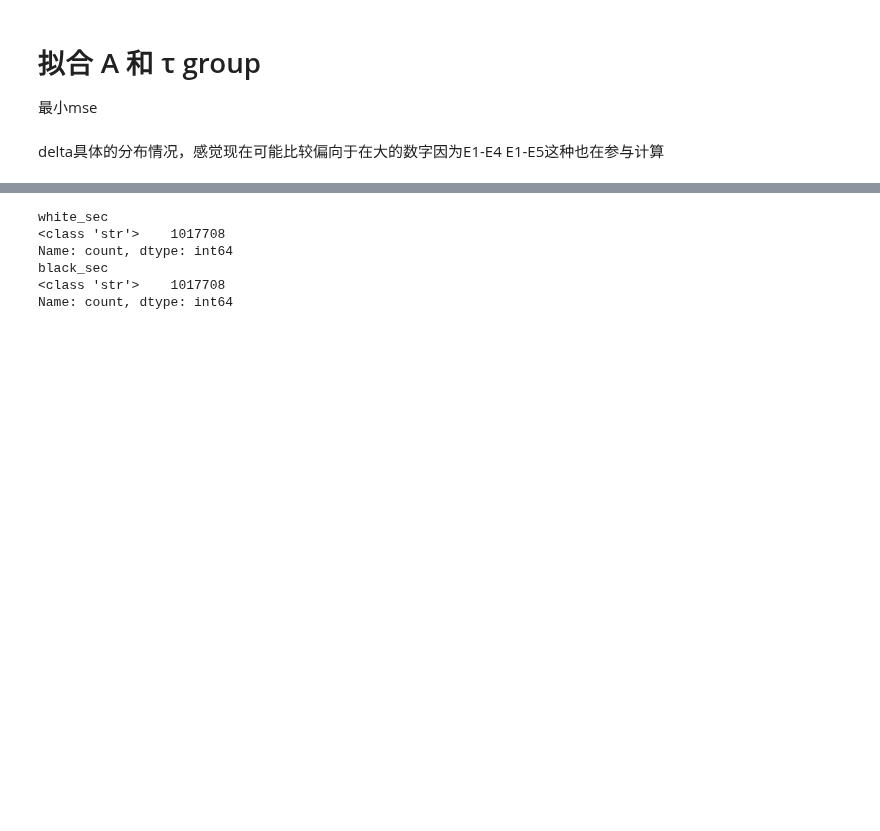
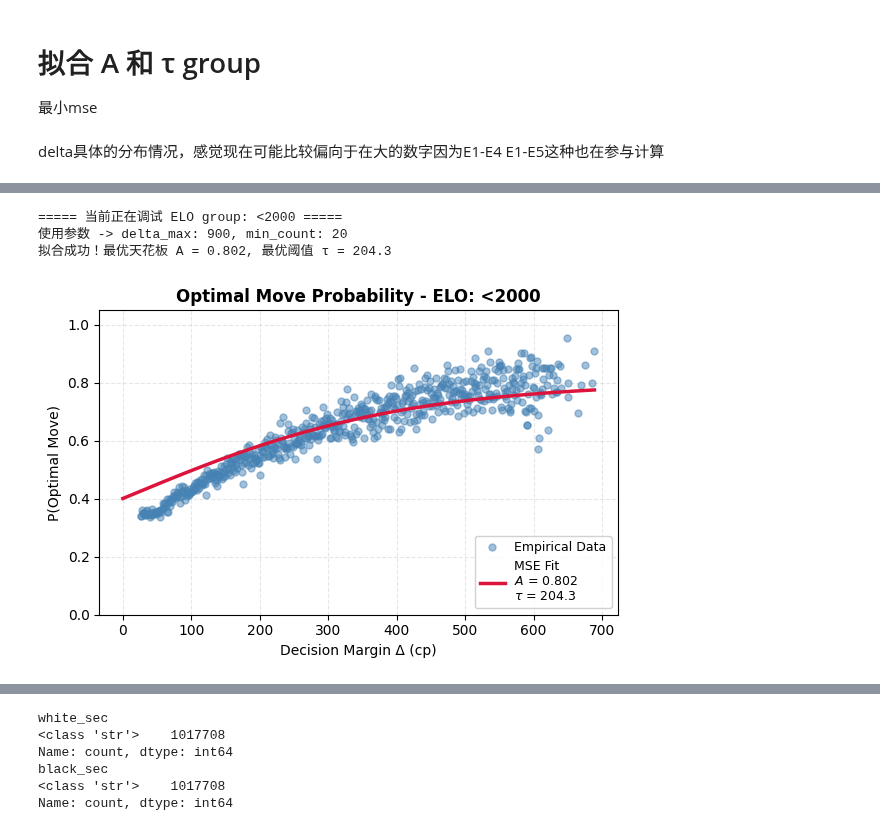
Before and after one commit to zZimablueee/Chess, a Jupyter notebook: complexity/delta_0/delta1.ipynb, the cells around one changed output, grey strips where cells are left out. Drawn from its saved outputs; the diff is of its cells as text; code cells hidden in the pictures; blank space fills up the shorter version.

```diff
--- a/complexity/delta_0/delta1.ipynb
+++ b/complexity/delta_0/delta1.ipynb
@@ -1112,3 +856,58 @@ results = {}
+# %%
+g = '<2000'
+d_max = 900
+m_cnt = 20
+
+print(f'\n===== 当前正在调试 ELO group: {g} =====')
+print(f'使用参数 -> delta_max: {d_max}, min_count: {m_cnt}')
+
+prob_df = empirical_curve(
+    df_moves[df_moves['Is_Forced'] == 0],
+    group_name=g,
+    delta_min=25,
+    delta_max=d_max,
+    min_count=m_cnt
+)
+
+if prob_df is None or prob_df.empty:
+    print('⚠️ 当前参数下没有有效数据，请尝试放宽 delta_max 或 min_count。')
+else:
+    A, tau = fit_mse(prob_df)
+
+    if A is None:
+        print('⚠️ 拟合失败，请检查数据分布。')
+    else:
+        print(f'拟合成功！最优天花板 A = {A:.3f}, 最优阈值 τ = {tau:.1f}')
+        plt.figure(figsize=(6, 4))
+
+        x_data = prob_df['Δ'].values
+        y_data = prob_df['P_Optimal'].values
+
+        # 散点
+        plt.plot(x_data, y_data, 'o', color='steelblue', alpha=0.5, markersize=5, label='Empirical Data')
+
+        # 曲线
+        x_smooth = np.linspace(0, x_data.max(), 200)
+        y_smooth = theoretical_logistic(x_smooth, A, tau)
+
+        fit_label = f'MSE Fit\n$A$ = {A:.3f}\n$\\tau$ = {tau:.1f}'
+        plt.plot(x_smooth, y_smooth, '-', color='crimson', lw=2.5, label=fit_label)
+
+        # 排版
+        plt.title(f'Optimal Move Probability - ELO: {g}', fontsize=12, fontweight='bold')
+        plt.xlabel('Decision Margin Δ (cp)', fontsize=10)
+        plt.ylabel('P(Optimal Move)', fontsize=10)
+        plt.ylim(0, 1.05)
+
+        plt.legend(loc='lower right', fontsize=9, framealpha=0.9)
+        plt.grid(alpha=0.3, linestyle='--')
+        plt.tight_layout()
+        plt.show()
+# %% [output]
+===== 当前正在调试 ELO group: <2000 =====
+使用参数 -> delta_max: 900, min_count: 20
+拟合成功！最优天花板 A = 0.802, 最优阈值 τ = 204.3
+[figure, added]
 # %%
 # 定制每个组的参数
 group_configs = {
```
Also changed, not shown: parts of 23 cells of this notebook, 1 other file.
